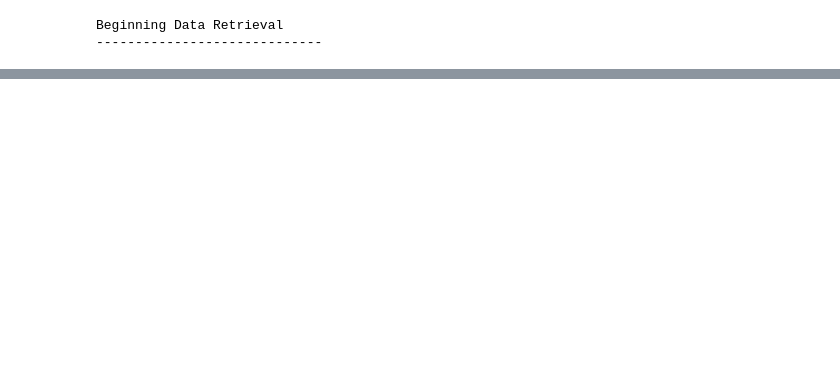
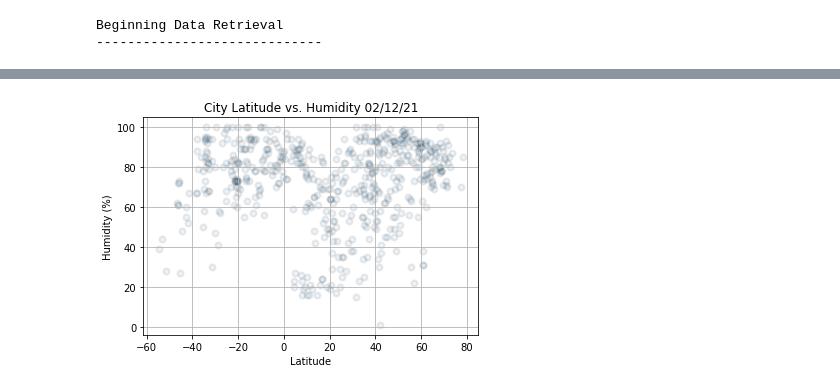
Before and after one commit to davidatoms/World-Weather-Analysis, a Jupyter notebook: WeatherPy.ipynb, the cells around one changed output, grey strips where cells are left out. Drawn from its saved outputs; the diff is of its cells as text; code cells hidden in the pictures; blank space fills up the shorter version.

```diff
--- a/WeatherPy.ipynb
+++ b/WeatherPy.ipynb
@@ -159,0 +178,18 @@ city_data_df.to_csv(output_data_file, index_label="City_ID")
+# %%
+# Build a scatter plot for latitude v humidity
+plt.scatter(city_data_df["Lat"],
+           city_data_df["Humidity"],
+           edgecolor="black", linewidths=2, marker="o",
+           alpha=.08, label="Cities")
+
+# Incorporate the other graph properties.
+plt.title(f"City Latitude vs. Humidity "+ time.strftime("%x"))
+plt.ylabel("Humidity (%)")
+plt.xlabel("Latitude")
+plt.grid(True)
+# Save the figure.
+plt.savefig("weather_data/Fig2.png")
+# Show plot.
+plt.show()
+# %% [output]
+[figure, added]
```
Also changed, not shown: parts of 7 cells of this notebook, 7 other files.
